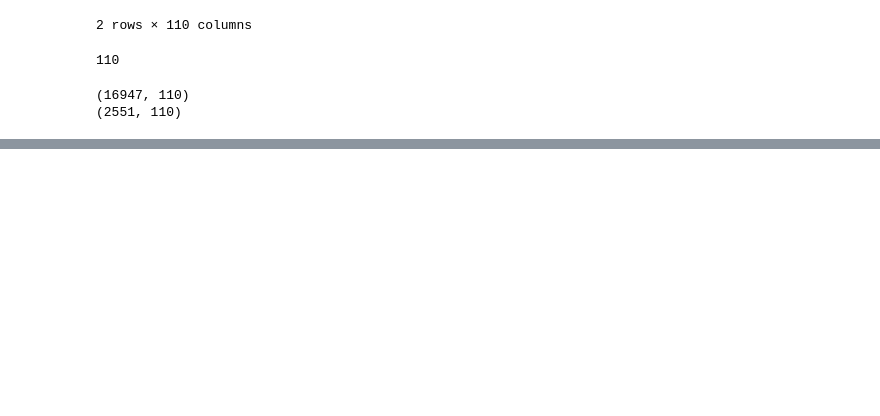
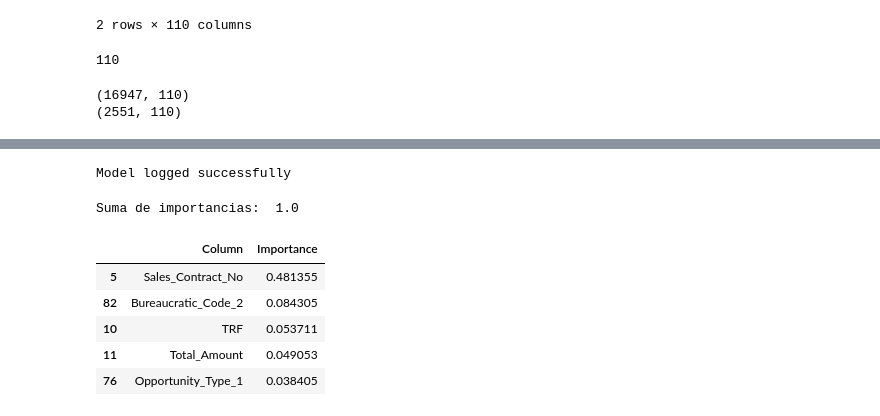
Before and after one commit to fede-alt/datos_2c2020_tp2-1, a Jupyter notebook: models/TP2 - Random Forest.ipynb, the cells around one changed output, grey strips where cells are left out. Saved outputs shown, nothing was run; the diff lists cells and outputs as text; code cells hidden in the pictures; blank space fills up the shorter version.

```diff
--- a/models/TP2 - Random Forest.ipynb
+++ b/models/TP2 - Random Forest.ipynb
@@ -116,0 +134,35 @@ pred_df.to_csv("../submits/rf_model1.csv",index=False)
+# %%
+from log.Logger import Logger
+
+model_name = "RandomForest"
+score = 1.5
+kaggle_score = 0.30216
+notas = "intento1 - set filtrado y features encodeadas"
+dataset_name = "first-rf-model-train.csv"
+hyperparm = {"n_estimators": num_of_trees,
+              "max_depth" : max_depth,
+              "max_features" : max_features,
+              "min_samples_split" : min_to_split,
+              "min_samples_leaf" : min_to_leaf,
+              "random_state" : 1
+            }
+
+Logger.log_model(model_name,score,kaggle_score,notas,dataset_name,hyperparm)
+# %% [output]
+Model logged successfully
+# %%
+to_plot = pd.DataFrame(zip(X_train,rf_model.feature_importances_),columns=["Column","Importance"])\
+            .sort_values("Importance", ascending= False)
+
+print("Suma de importancias: ", to_plot["Importance"].sum())
+
+to_plot= to_plot.nlargest(15,"Importance")
+to_plot.head()
+# %% [output]
+Suma de importancias:  1.0
+|  | Column | Importance |
+| 5 | Sales_Contract_No | 0.481355 |
+| 82 | Bureaucratic_Code_2 | 0.084305 |
+| 10 | TRF | 0.053711 |
+| 11 | Total_Amount | 0.049053 |
+| 76 | Opportunity_Type_1 | 0.038405 |
```
Also changed, not shown: parts of 11 cells of this notebook, 6 other files.
